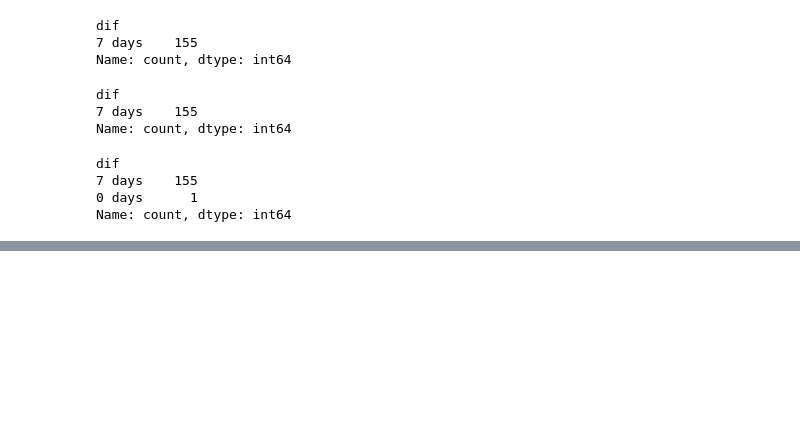
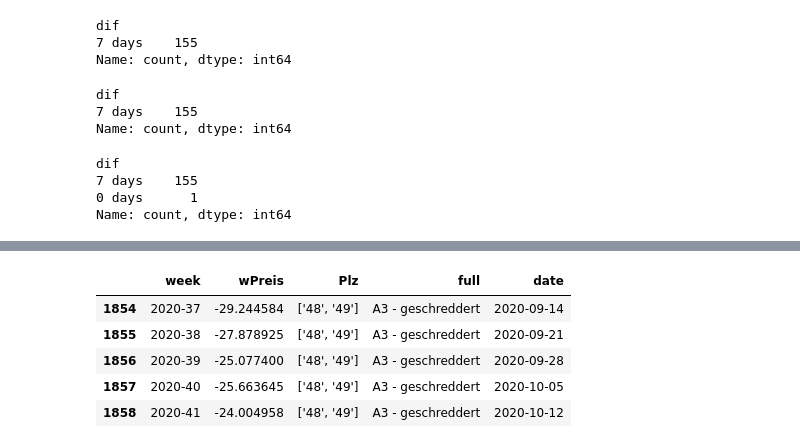
Before and after one commit to surajkarak/KIPA_DigiTrans, a Jupyter notebook: KIPA.ipynb, the cells around one changed output, grey strips where cells are left out. Saved outputs shown, nothing was run; the diff lists cells and outputs as text; code cells hidden in the pictures; blank space fills up the shorter version.

```diff
--- a/KIPA.ipynb
+++ b/KIPA.ipynb
@@ -277,0 +276,10 @@ fig.show()
+# %%
+TS6 = df[(df['Plz'] == "['48', '49']")]
+TS6.head()
+# %% [output]
+|  | week | wPreis | Plz | full | date |
+| 1854 | 2020-37 | -29.244584 | ['48', '49'] | A3 - geschreddert | 2020-09-14 |
+| 1855 | 2020-38 | -27.878925 | ['48', '49'] | A3 - geschreddert | 2020-09-21 |
+| 1856 | 2020-39 | -25.077400 | ['48', '49'] | A3 - geschreddert | 2020-09-28 |
+| 1857 | 2020-40 | -25.663645 | ['48', '49'] | A3 - geschreddert | 2020-10-05 |
+| 1858 | 2020-41 | -24.004958 | ['48', '49'] | A3 - geschreddert | 2020-10-12 |
```
Also changed, not shown: parts of 13 cells of this notebook, 1 other file.
